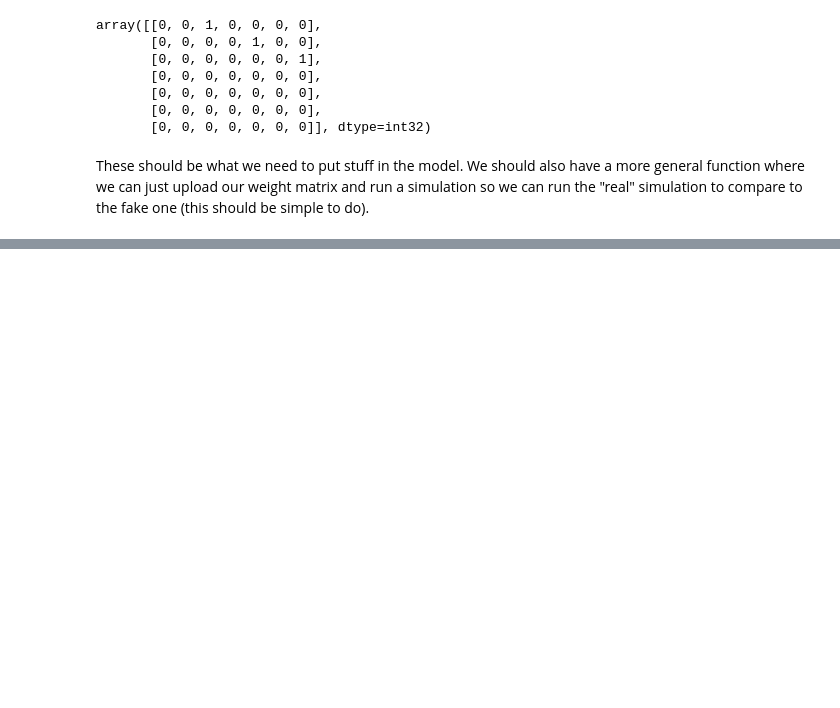
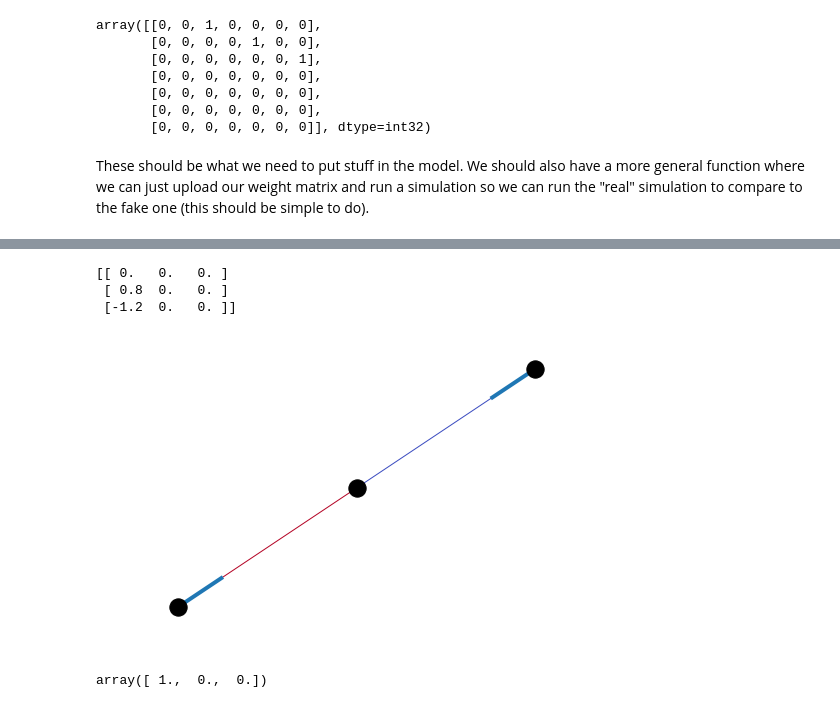
Before and after one commit to jnnanvrro/generegnetwork, a Jupyter notebook: yeastnet_project/model code/Toy networks and basic visualization.ipynb, the cells around one changed output, grey strips where cells are left out. Cells and saved outputs as stored; diff of their text form; code cells hidden in the pictures; blank space fills up the shorter version.

```diff
--- a/yeastnet_project/model code/Toy networks and basic visualization.ipynb
+++ b/yeastnet_project/model code/Toy networks and basic visualization.ipynb
@@ -187,0 +207,20 @@ These should be what we need to put stuff in the model. We should also have a mo
+# %%
+G = get_toy_graph('simplest')
+A = nx.adjacency_matrix(G)
+A = A.toarray()
+A = A.transpose()
+print(A)
+# %% [output]
+[[ 0.   0.   0. ]
+ [ 0.8  0.   0. ]
+ [-1.2  0.   0. ]]
+# %%
+visualize(G)
+# %% [output]
+[figure, added]
+# %%
+u = np.array([1.0] + [0.0] * (len(A) - 1))
+y0 = [0.0] * len(A)
+u
+# %% [output]
+array([ 1.,  0.,  0.])
```
Also changed, not shown: parts of 9 cells of this notebook.
